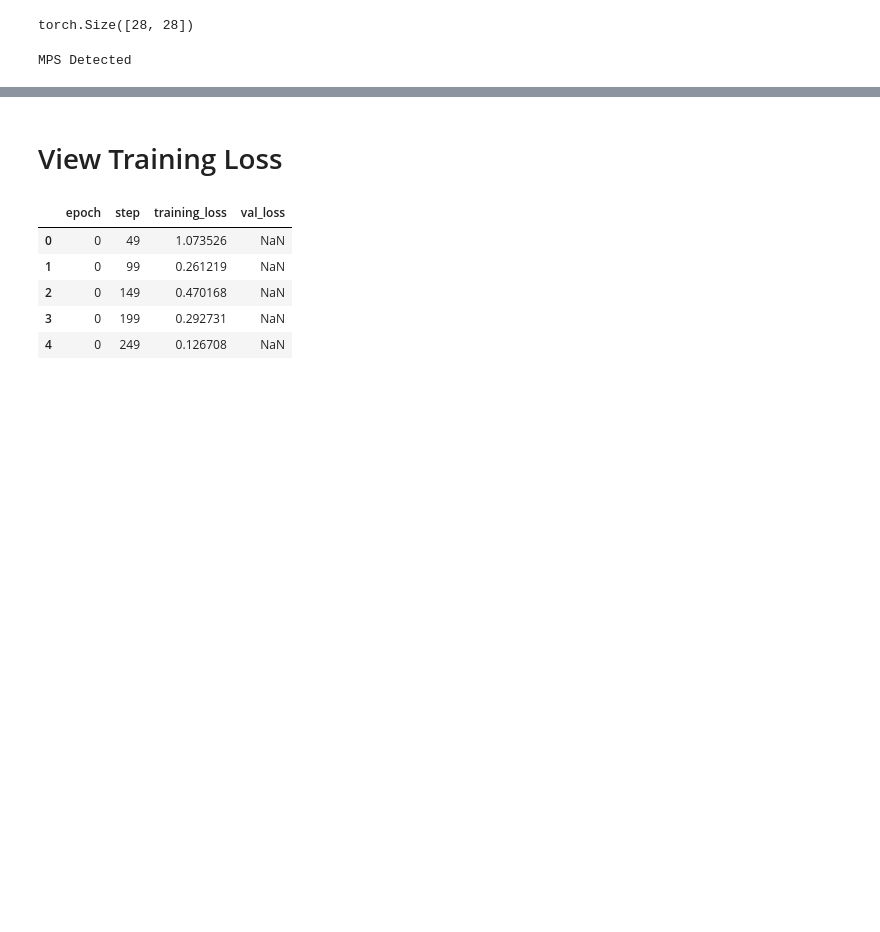
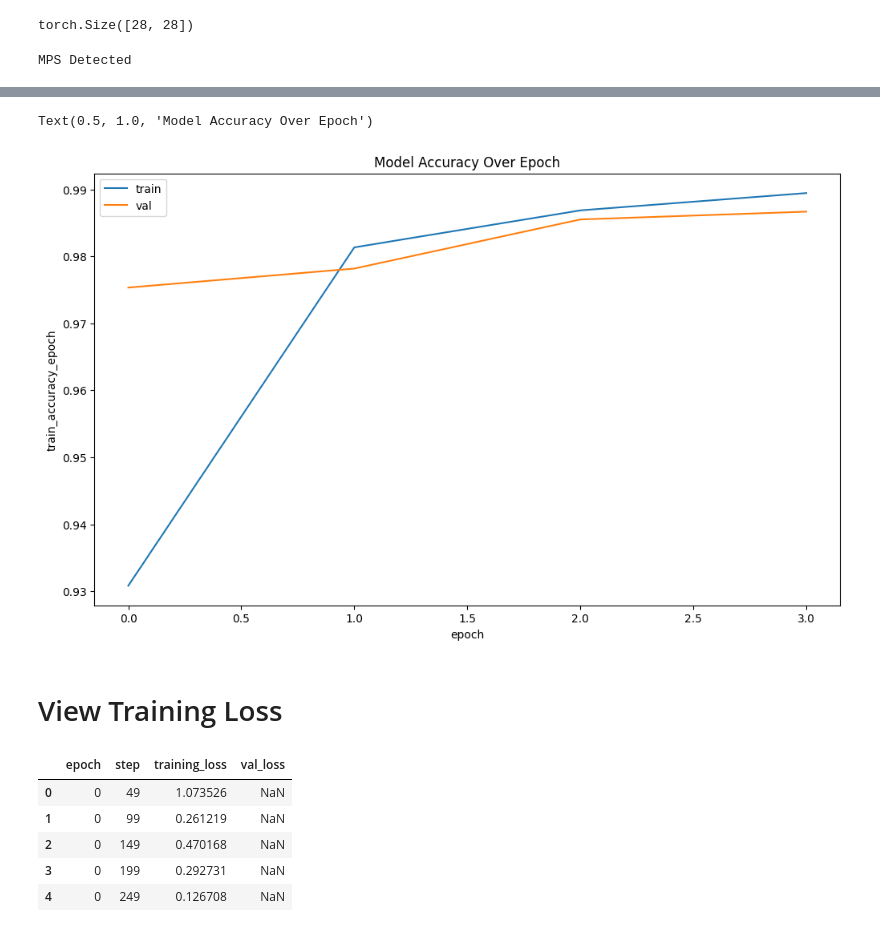
Before and after one commit to Kashiwaba23/pytorch_lightning_practice, a Jupyter notebook: MNIST_model.ipynb, the cells around one changed output, grey strips where cells are left out. Cells and saved outputs as stored; diff of their text form; code cells hidden in the pictures; blank space fills up the shorter version.

Commit message:
completed training and evaluation

```diff
--- a/MNIST_model.ipynb
+++ b/MNIST_model.ipynb
@@ -167,0 +179,3 @@ HPU available: False, using: 0 HPUs
+# %%
+log_dict_logs_df = pd.read_csv('/Users/ryantenbarge/code/playground/pytorch_lightning_practice/lightning_logs/version_8/metrics.csv')
+log_dict_logs_df
@@ -167,0 +196,5 @@ HPU available: False, using: 0 HPUs
+# %%
+train_acc_df = log_dict_logs_df[~log_dict_logs_df['train_accuracy_epoch'].isna()][['epoch', 'train_accuracy_epoch']]
+val_acc_df = log_dict_logs_df[~log_dict_logs_df['val_accuracy'].isna()][['epoch', 'val_accuracy']]
+val_acc_df
+train_acc_df
@@ -168,3 +207,11 @@ HPU available: False, using: 0 HPUs
+# %%
+plt.figure(figsize=(12,7))
+sns.lineplot(data=train_acc_df, x='epoch', y='train_accuracy_epoch', label='train')
+sns.lineplot(data=val_acc_df, x='epoch', y='val_accuracy', label='val')
+plt.title('Model Accuracy Over Epoch')
+# %% [output]
+Text(0.5, 1.0, 'Model Accuracy Over Epoch')
+[figure, added]
 # %% [markdown]
 # View Training Loss
 # %%
```
Also changed, not shown: parts of 14 cells of this notebook.
